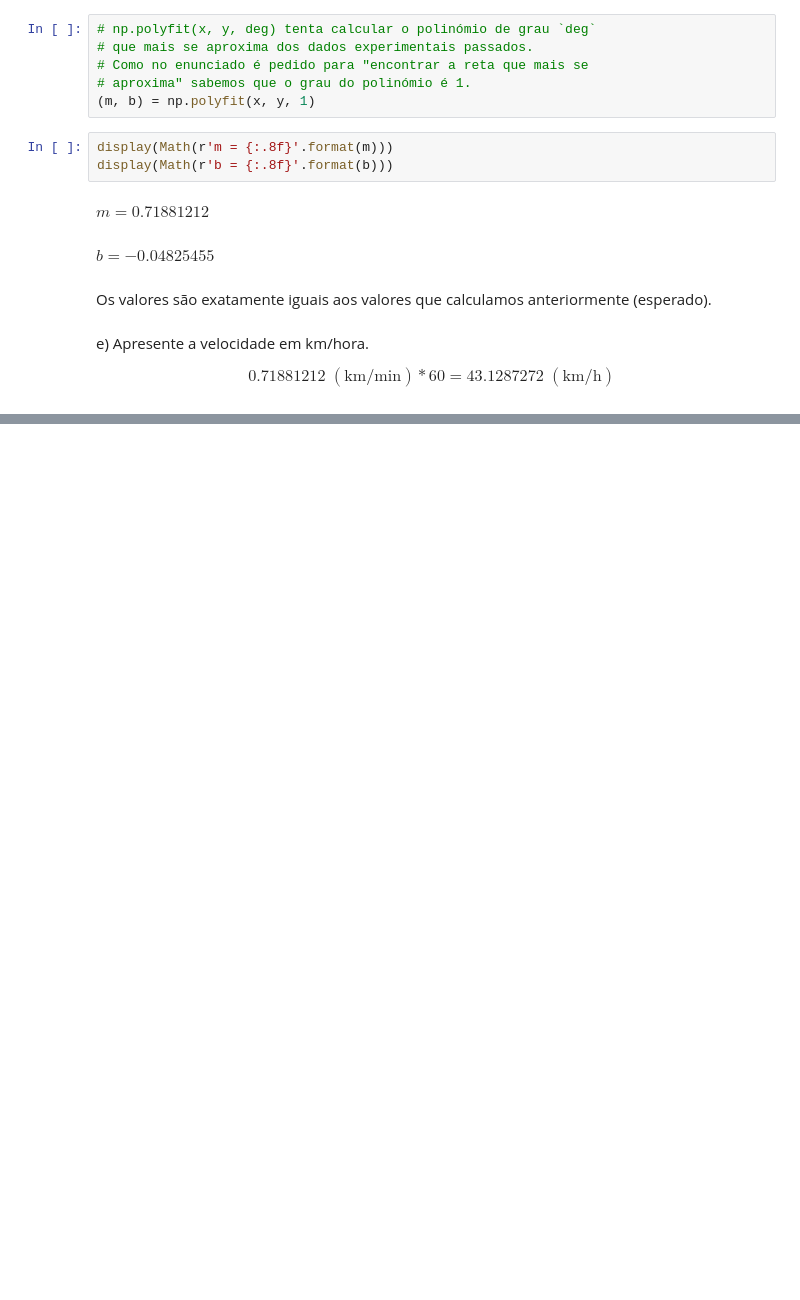
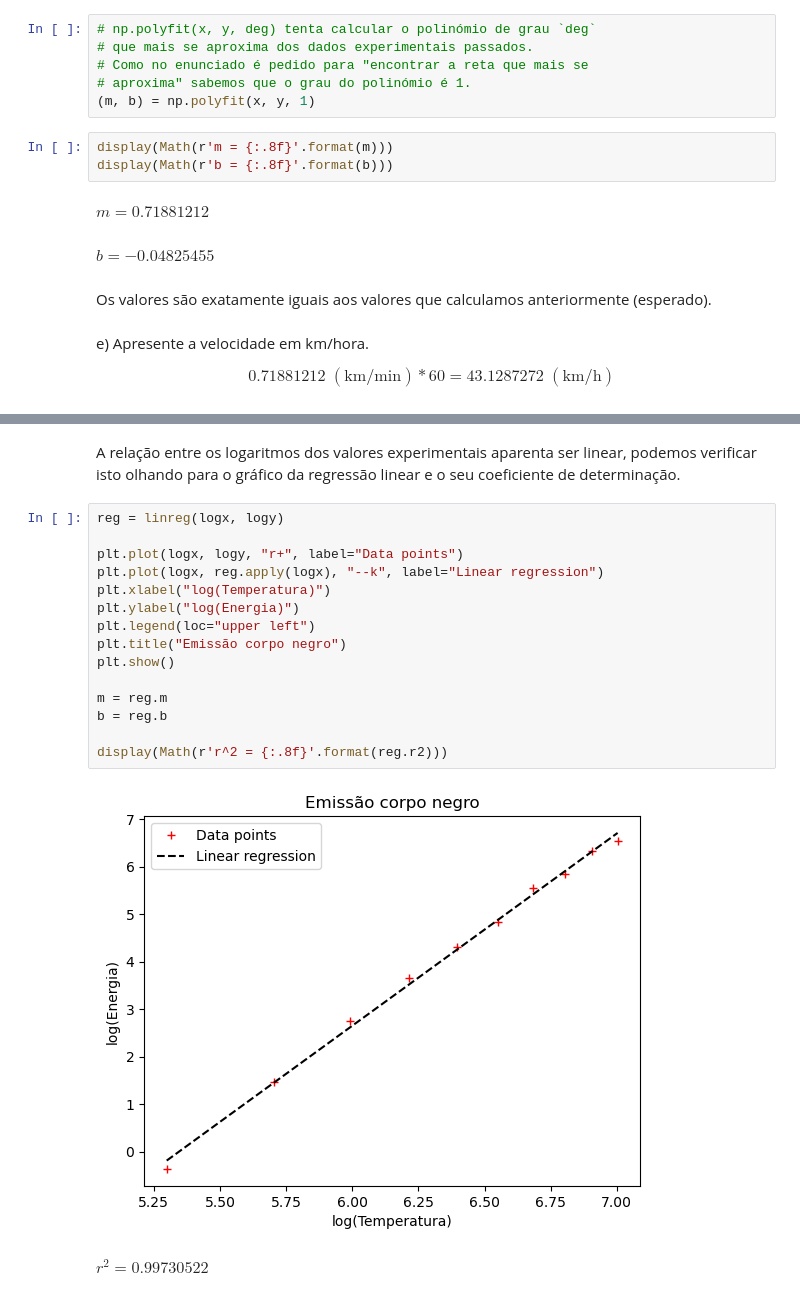
Before and after one commit to JCapucho/universidade, a Jupyter notebook: MSF/aula02/guião.ipynb, the cells around one changed output, grey strips where cells are left out. Drawn from its saved outputs; the diff is of its cells as text; blank space fills up the shorter version.

```diff
--- a/MSF/aula02/guião.ipynb
+++ b/MSF/aula02/guião.ipynb
@@ -312,0 +373,20 @@ $$
+# %% [markdown]
+A relação entre os logaritmos dos valores experimentais aparenta ser linear, podemos verificar isto olhando para o gráfico da regressão linear e o seu coeficiente de determinação.
+# %%
+reg = linreg(logx, logy)
+
+plt.plot(logx, logy, "r+", label="Data points")
+plt.plot(logx, reg.apply(logx), "--k", label="Linear regression")
+plt.xlabel("log(Temperatura)")
+plt.ylabel("log(Energia)")
+plt.legend(loc="upper left")
+plt.title("Emissão corpo negro")
+plt.show()
+
+m = reg.m
+b = reg.b
+
+display(Math(r'r^2 = {:.8f}'.format(reg.r2)))
+# %% [output]
+[figure, added]
+$\displaystyle r^2 = 0.99730522$
```
Also changed, not shown: parts of 15 cells of this notebook.
